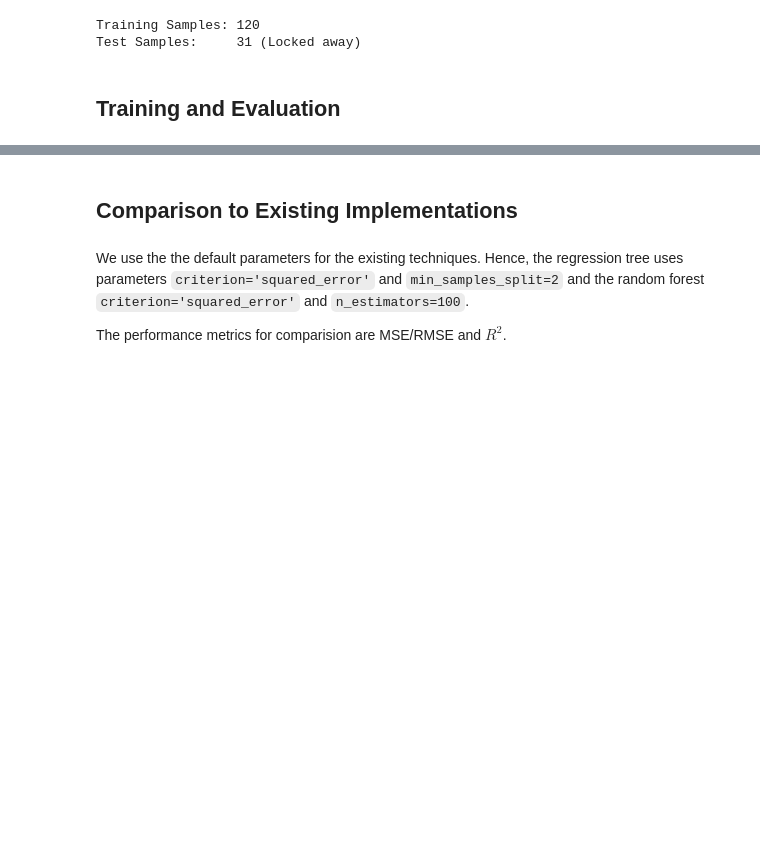
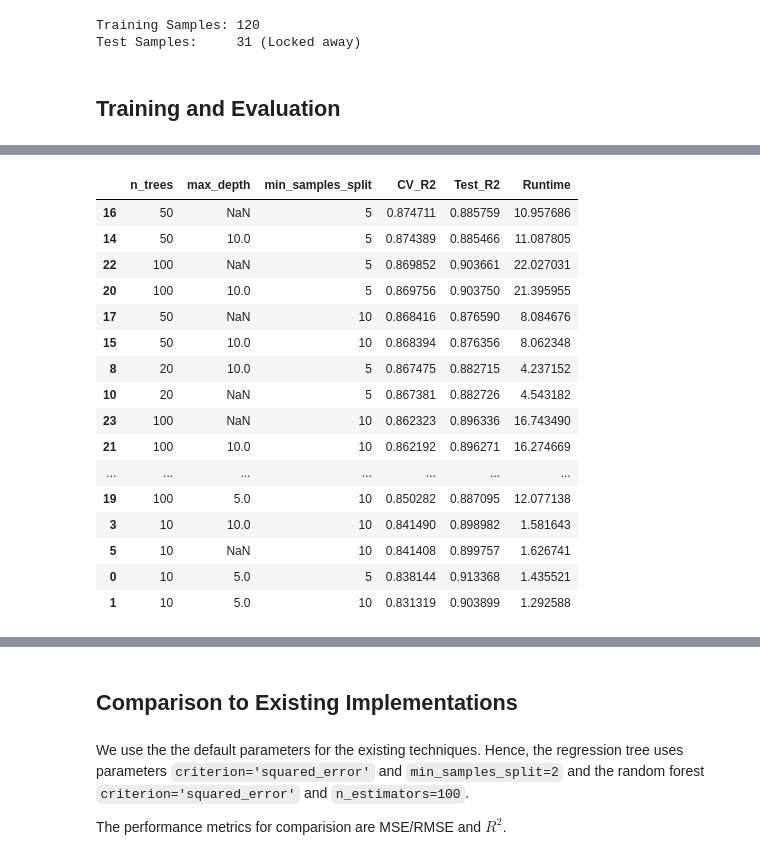
Before and after one commit to simon-groebner/Machine-Learning-Exercise-2, a Jupyter notebook: notebooks/01_Pokemon_Analysis.ipynb, the cells around one changed output, grey strips where cells are left out. Saved outputs shown, nothing was run; the diff lists cells and outputs as text; code cells hidden in the pictures; blank space fills up the shorter version.

Commit message:
Added different configs(gridsearch)

```diff
--- a/notebooks/01_Pokemon_Analysis.ipynb
+++ b/notebooks/01_Pokemon_Analysis.ipynb
@@ -185,0 +184,79 @@ Evaluation Random Forest Pokemon: 2.2893 s
+# %%
+import itertools
+from IPython.display import clear_output
+
+# Define the Search Space
+param_grid = {
+    "n_trees": [10, 20, 50, 100],
+    "max_depth": [5, 10, None],
+    "min_samples_split": [5, 10]
+}
+
+# Generate  combinations
+keys, values = zip(*param_grid.items())
+combinations = [dict(zip(keys, v)) for v in itertools.product(*values)]
+
+print(f"Starting Grid Search with {len(combinations)} candidates...")
+print("-" * 60)
+
+results_data = []
+best_cv_r2 = -float("inf")
+best_config = None
+
+# Loop through every combination
+for i, config in enumerate(combinations):
+    clear_output(wait=True)
+
+    print(f"[{i+1}/{len(combinations)}] Testing: {config}", end="")
+
+
+    rf = RandomForest(
+        n_trees=config["n_trees"],
+        max_depth=config["max_depth"] if config["max_depth"] is not None else float('inf'),
+        min_samples_split=config["min_samples_split"],
+        seed=123
+    )
+
+    # Run Evaluation
+    metrics = evaluate_model(rf, X_train, y_train, X_test, y_test, n_splits=5)
+
+
+    results_data.append({
+        **config,
+        "CV_R2": metrics["CV_R2"],
+        "Test_R2": metrics["Test_R2"],
+        "Runtime": metrics["Runtime_Seconds"]
+    })
+
+    # Track the Winner
+    if metrics["CV_R2"] > best_cv_r2:
+        best_cv_r2 = metrics["CV_R2"]
+        best_config = config
+
+
+# Define tolerance
+tolerance = 0.02
+threshold = best_cv_r2 - tolerance
+
+# Display sorted table
+df_results = pd.DataFrame(results_data).sort_values(by="CV_R2", ascending=False)
+display(df_results)
+
+# Find models within tolerance
+top_tier_models = df_results[df_results['CV_R2'] >= threshold].copy()
+
+# Sort by runtime
+efficient_winner = top_tier_models.sort_values(by='Runtime', ascending=True).iloc[0]
+
+print("=" * 60)
+print(f"ABSOLUTE ACCURACY WINNER (Best R²)")
+print(f"   Config:  {df_results.iloc[0]['n_trees']} Trees, Depth {df_results.iloc[0]['max_depth']}")
+print(f"   R²:      {df_results.iloc[0]['CV_R2']:.4f}")
+print(f"   Runtime: {df_results.iloc[0]['Runtime']:.4f} s")
+print("-" * 60)
+print(f"EFFICIENT WINNER (Fastest model within {tolerance} of best score)")
+print(f"   Config:  {efficient_winner['n_trees']} Trees, Depth {efficient_winner['max_depth']}")
+print(f"   R²:      {efficient_winner['CV_R2']:.4f} (Diff: {efficient_winner['CV_R2'] - best_cv_r2:.4f})")
+print(f"   Runtime: {efficient_winner['Runtime']:.4f} s")
+print("=" * 60)
+# %% [output]
@@ -185,0 +264,17 @@ Evaluation Random Forest Pokemon: 2.2893 s
+|  | n_trees | max_depth | min_samples_split | CV_R2 | Test_R2 | Runtime |
+| 16 | 50 | NaN | 5 | 0.874711 | 0.885759 | 10.957686 |
+| 14 | 50 | 10.0 | 5 | 0.874389 | 0.885466 | 11.087805 |
+| 22 | 100 | NaN | 5 | 0.869852 | 0.903661 | 22.027031 |
+| 20 | 100 | 10.0 | 5 | 0.869756 | 0.903750 | 21.395955 |
+| 17 | 50 | NaN | 10 | 0.868416 | 0.876590 | 8.084676 |
+| 15 | 50 | 10.0 | 10 | 0.868394 | 0.876356 | 8.062348 |
+| 8 | 20 | 10.0 | 5 | 0.867475 | 0.882715 | 4.237152 |
+| 10 | 20 | NaN | 5 | 0.867381 | 0.882726 | 4.543182 |
+| 23 | 100 | NaN | 10 | 0.862323 | 0.896336 | 16.743490 |
+| 21 | 100 | 10.0 | 10 | 0.862192 | 0.896271 | 16.274669 |
+| ... | ... | ... | ... | ... | ... | ... |
+| 19 | 100 | 5.0 | 10 | 0.850282 | 0.887095 | 12.077138 |
+| 3 | 10 | 10.0 | 10 | 0.841490 | 0.898982 | 1.581643 |
+| 5 | 10 | NaN | 10 | 0.841408 | 0.899757 | 1.626741 |
+| 0 | 10 | 5.0 | 5 | 0.838144 | 0.913368 | 1.435521 |
+| 1 | 10 | 5.0 | 10 | 0.831319 | 0.903899 | 1.292588 |
```
Also changed, not shown: parts of 4 cells of this notebook, 3 other files.
